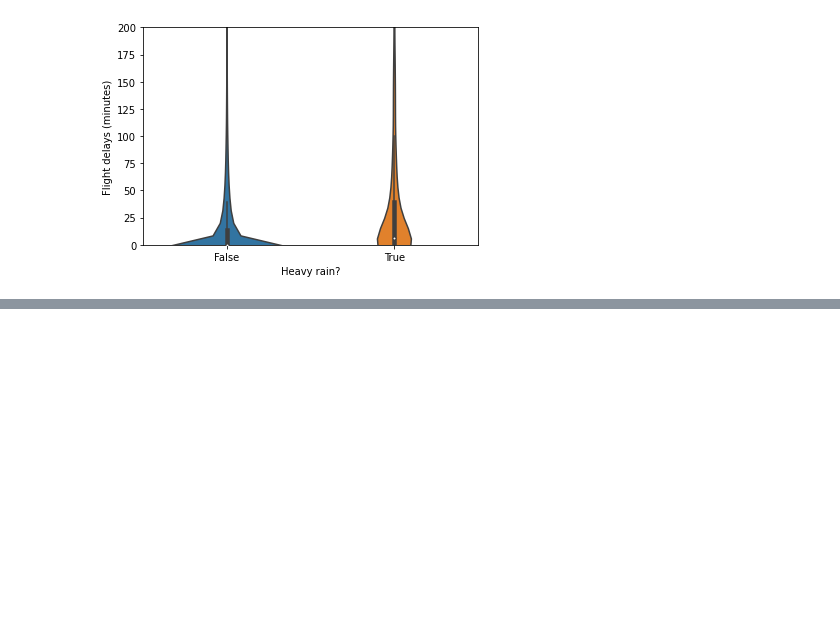
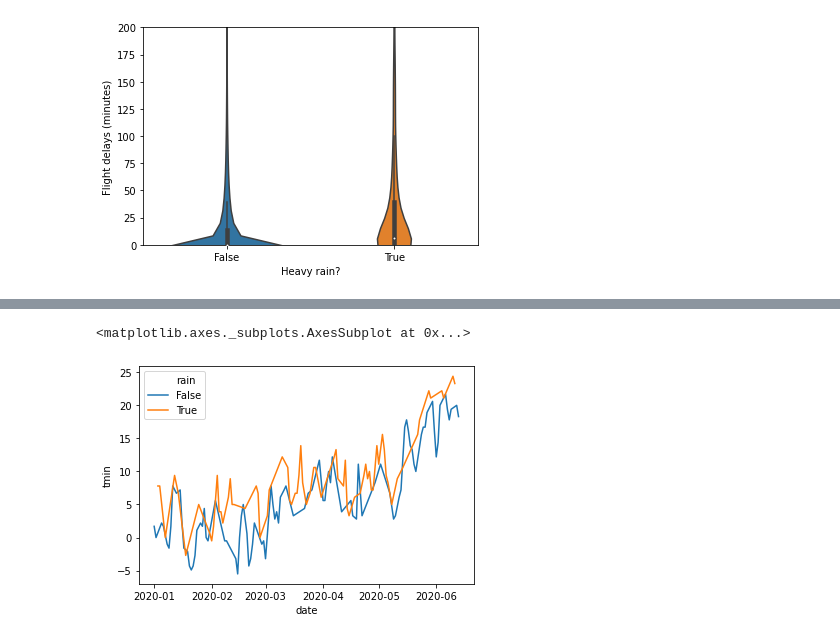
Before and after one commit to hatdropper1977/noaaday-jupyter, a Jupyter notebook: ghcn_ai_platform.ipynb, the cells around one changed output, grey strips where cells are left out. Drawn from its saved outputs; the diff is of its cells as text; code cells hidden in the pictures; blank space fills up the shorter version.

Commit message:
Working Seaborn time series plot

```diff
--- a/ghcn_ai_platform.ipynb
+++ b/ghcn_ai_platform.ipynb
@@ -221,0 +261,7 @@ Text(0, 0.5, 'Flight delays (minutes)')
+# %%
+ts_df['rain'] = ts_df.apply(lambda x: True if x.prcp > 0 else False, axis = 1)
+# %%
+sns.lineplot(x="date", y="tmin",hue="rain",data=ts_df)
+# %% [output]
+<matplotlib.axes._subplots.AxesSubplot at 0x...>
+[figure, added]
```
Also changed, not shown: parts of 12 cells of this notebook, 1 other file.
